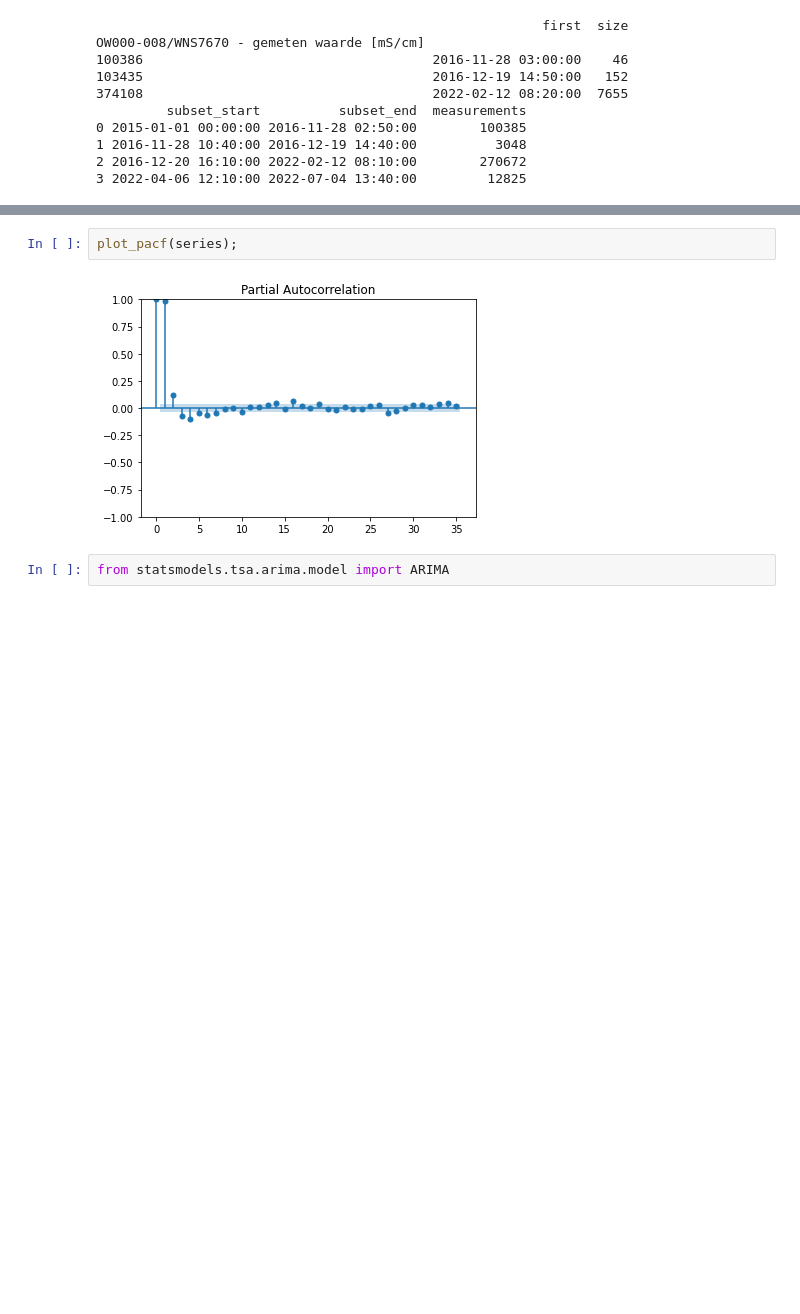
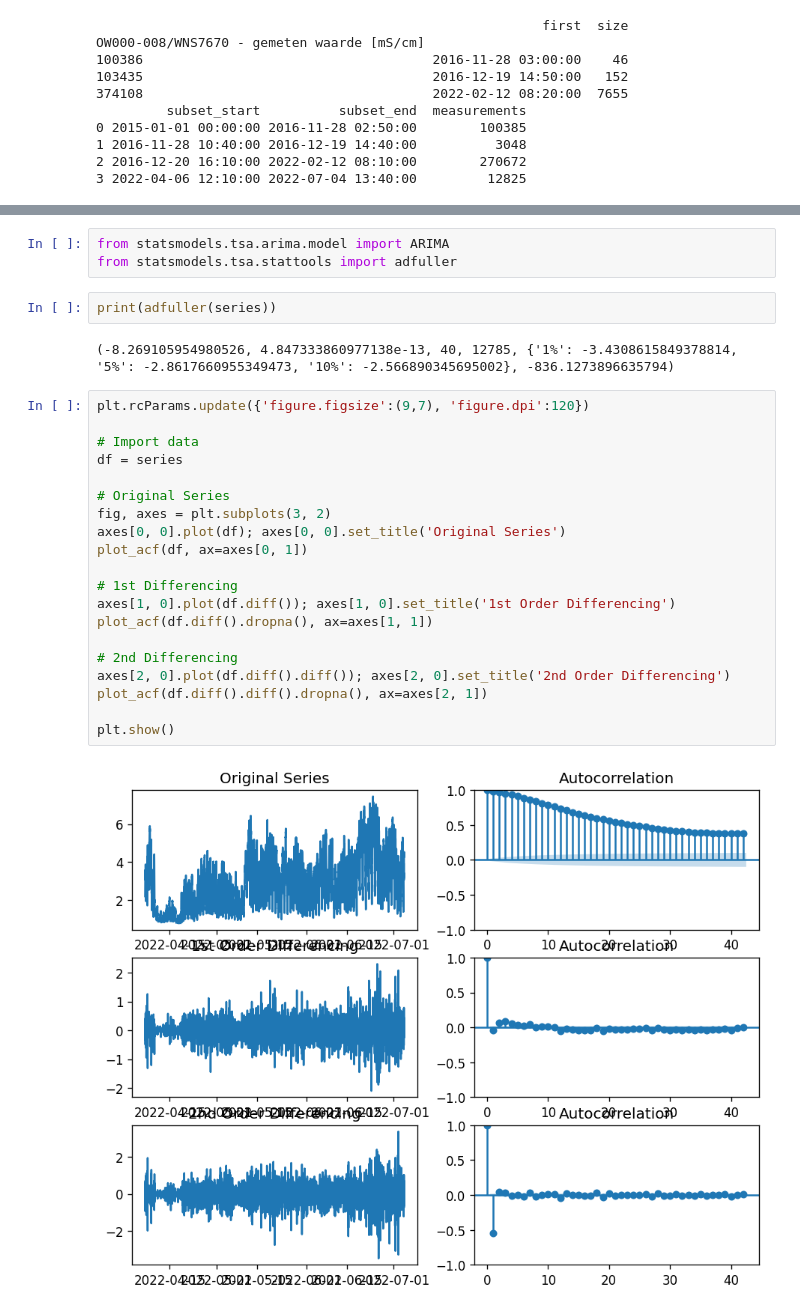
Before and after one commit to hhdelfland/zoutindringing-parksluizen, a Jupyter notebook: EGV/test.ipynb, the cells around one changed output, grey strips where cells are left out. Saved outputs shown, nothing was run; the diff lists cells and outputs as text; blank space fills up the shorter version.

```diff
--- a/EGV/test.ipynb
+++ b/EGV/test.ipynb
@@ -46,6 +46,29 @@ plot_acf(series, lags= 288);
-# %%
-plot_pacf(series);
-# %% [output]
-[figure, removed]
 # %%
 from statsmodels.tsa.arima.model import ARIMA
+from statsmodels.tsa.stattools import adfuller
+# %%
+print(adfuller(series))
+# %% [output]
+(-8.269105954980526, 4.847333860977138e-13, 40, 12785, {'1%': -3.4308615849378814, '5%': -2.8617660955349473, '10%': -2.566890345695002}, -836.1273896635794)
+# %%
+plt.rcParams.update({'figure.figsize':(9,7), 'figure.dpi':120})
+
+# Import data
+df = series
+
+# Original Series
+fig, axes = plt.subplots(3, 2)
+axes[0, 0].plot(df); axes[0, 0].set_title('Original Series')
+plot_acf(df, ax=axes[0, 1])
+
+# 1st Differencing
+axes[1, 0].plot(df.diff()); axes[1, 0].set_title('1st Order Differencing')
+plot_acf(df.diff().dropna(), ax=axes[1, 1])
+
+# 2nd Differencing
+axes[2, 0].plot(df.diff().diff()); axes[2, 0].set_title('2nd Order Differencing')
+plot_acf(df.diff().diff().dropna(), ax=axes[2, 1])
+
+plt.show()
+# %% [output]
+[figure, added]
```
Also changed, not shown: parts of 12 cells of this notebook.
